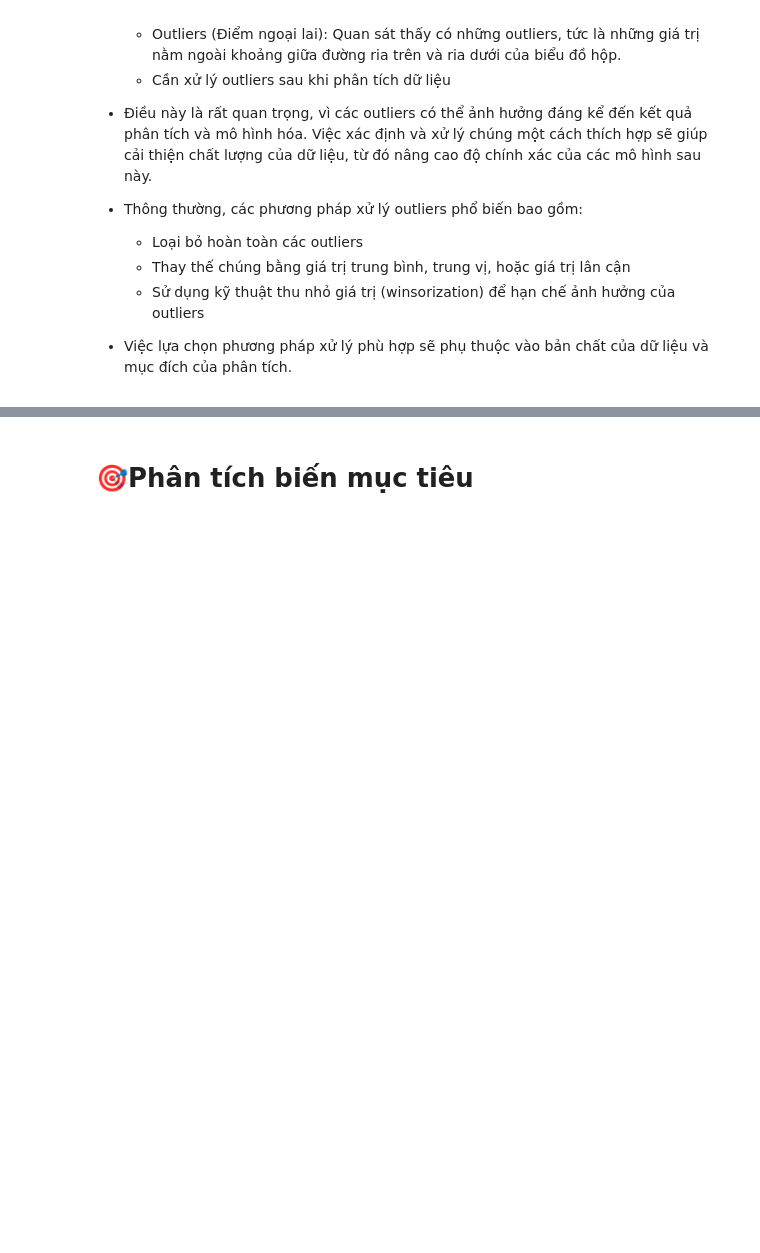
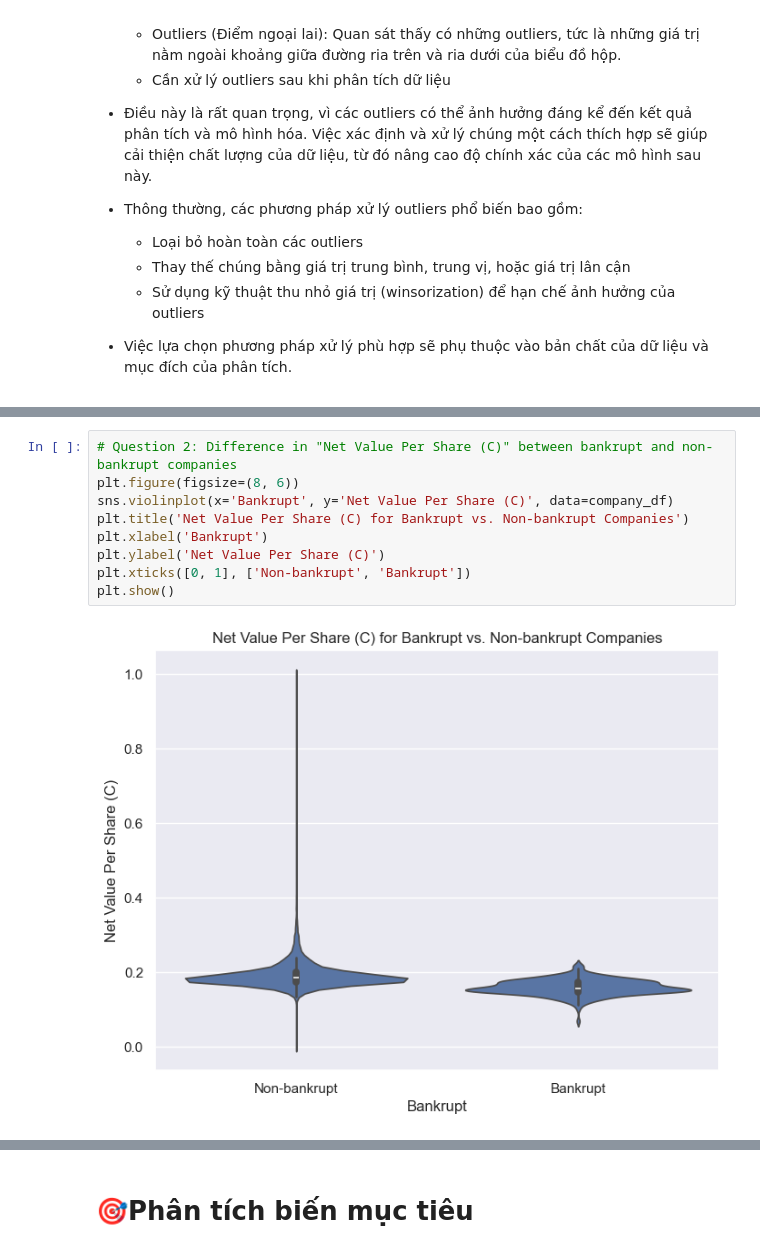
Before and after one commit to vovantri123/CK_Python, a Jupyter notebook: CK.ipynb, the cells around one changed output, grey strips where cells are left out. Drawn from its saved outputs; the diff is of its cells as text; blank space fills up the shorter version.

```diff
--- a/CK.ipynb
+++ b/CK.ipynb
@@ -571,0 +796,11 @@ plt.show()
+# %%
+# Question 2: Difference in "Net Value Per Share (C)" between bankrupt and non-bankrupt companies
+plt.figure(figsize=(8, 6))
+sns.violinplot(x='Bankrupt', y='Net Value Per Share (C)', data=company_df)
+plt.title('Net Value Per Share (C) for Bankrupt vs. Non-bankrupt Companies')
+plt.xlabel('Bankrupt')
+plt.ylabel('Net Value Per Share (C)')
+plt.xticks([0, 1], ['Non-bankrupt', 'Bankrupt'])
+plt.show()
+# %% [output]
+[figure, added]
```
Also changed, not shown: parts of 27 cells of this notebook.
